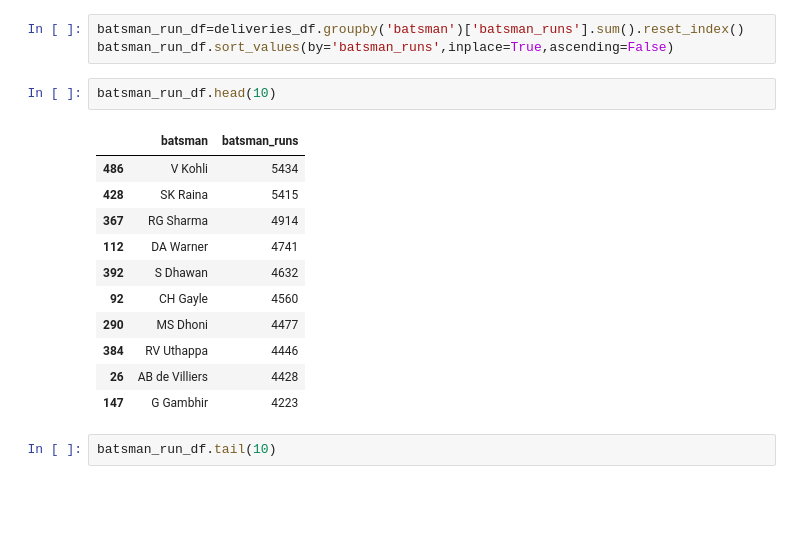
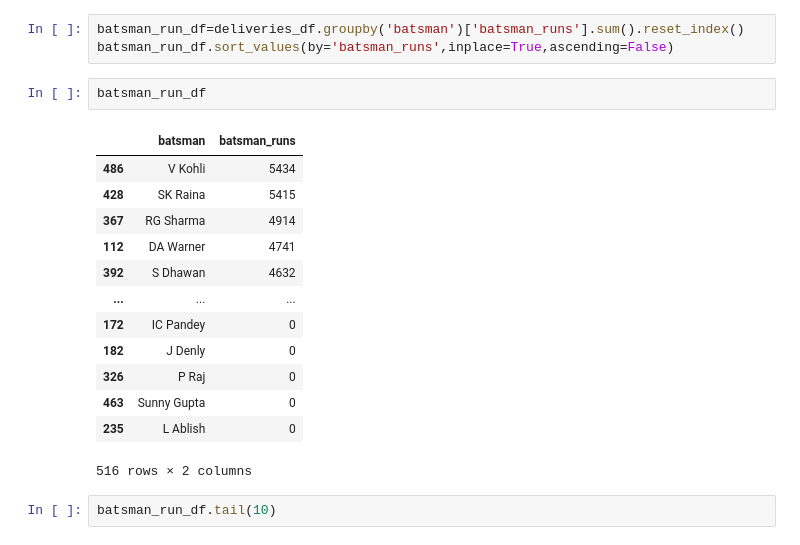
Before and after one commit to hrushikeshsahu19/IPL-data-analysis, a Jupyter notebook: Hrushikesh_Sahu_Team_3_Capstone_Project.ipynb, the cells around one changed output. Cells and saved outputs as stored; diff of their text form; blank space fills up the shorter version.

```diff
--- a/Hrushikesh_Sahu_Team_3_Capstone_Project.ipynb
+++ b/Hrushikesh_Sahu_Team_3_Capstone_Project.ipynb
@@ -1621,19 +1636,21 @@ deliveries_df.describe()
 batsman_run_df=deliveries_df.groupby('batsman')['batsman_runs'].sum().reset_index()
 batsman_run_df.sort_values(by='batsman_runs',inplace=True,ascending=False)
 # %%
-batsman_run_df.head(10)
+batsman_run_df
 # %% [output]
 |  | batsman | batsman_runs |
 | 486 | V Kohli | 5434 |
 | 428 | SK Raina | 5415 |
 | 367 | RG Sharma | 4914 |
 | 112 | DA Warner | 4741 |
 | 392 | S Dhawan | 4632 |
-| 92 | CH Gayle | 4560 |
-| 290 | MS Dhoni | 4477 |
-| 384 | RV Uthappa | 4446 |
-| 26 | AB de Villiers | 4428 |
-| 147 | G Gambhir | 4223 |
+| ... | ... | ... |
+| 172 | IC Pandey | 0 |
+| 182 | J Denly | 0 |
+| 326 | P Raj | 0 |
+| 463 | Sunny Gupta | 0 |
+| 235 | L Ablish | 0 |
+516 rows × 2 columns
 # %%
 batsman_run_df.tail(10)
 # %% [output]
```
Also changed, not shown: parts of 29 cells of this notebook.
